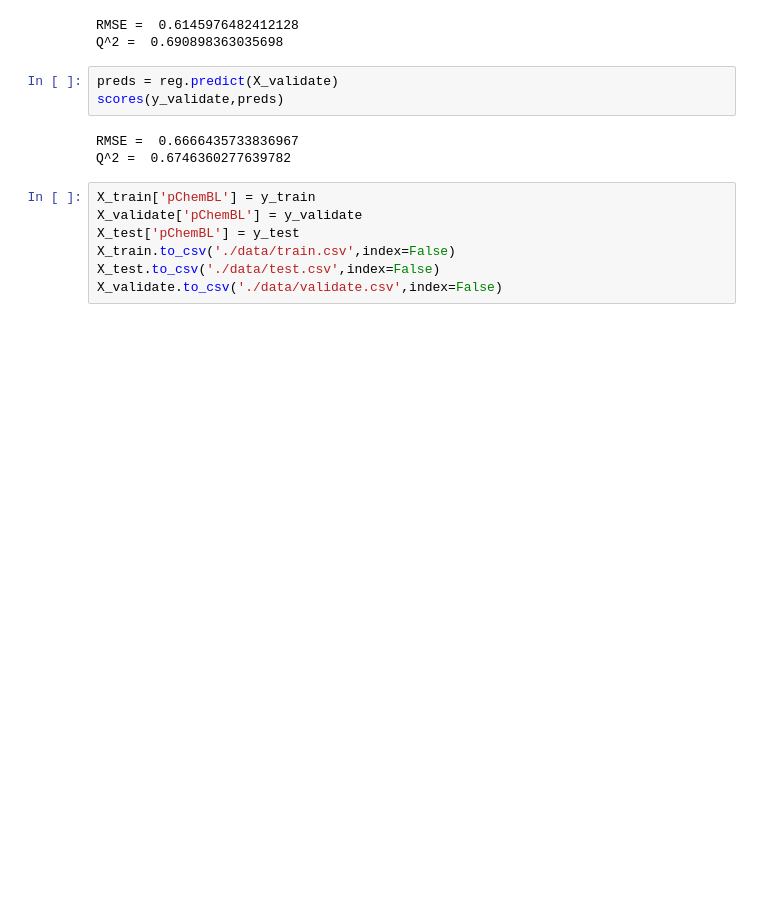
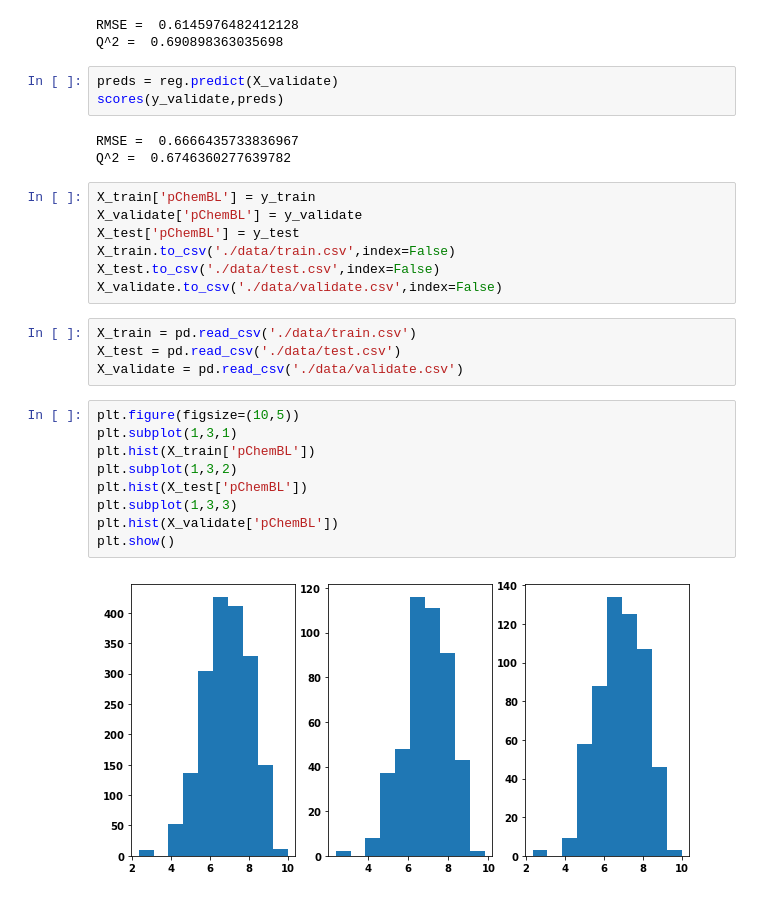
Before and after one commit to mew-two-github/predicting_pIC50_AKT, a Jupyter notebook: AKT Feature Selection.ipynb, the cells around one changed output. Cells and saved outputs as stored; diff of their text form; blank space fills up the shorter version.

```diff
--- a/AKT Feature Selection.ipynb
+++ b/AKT Feature Selection.ipynb
@@ -782,3 +784,18 @@ X_test['pChemBL'] = y_test
 X_train.to_csv('./data/train.csv',index=False)
 X_test.to_csv('./data/test.csv',index=False)
 X_validate.to_csv('./data/validate.csv',index=False)
+# %%
+X_train = pd.read_csv('./data/train.csv')
+X_test = pd.read_csv('./data/test.csv')
+X_validate = pd.read_csv('./data/validate.csv')
+# %%
+plt.figure(figsize=(10,5))
+plt.subplot(1,3,1)
+plt.hist(X_train['pChemBL'])
+plt.subplot(1,3,2)
+plt.hist(X_test['pChemBL'])
+plt.subplot(1,3,3)
+plt.hist(X_validate['pChemBL'])
+plt.show()
+# %% [output]
+[figure, added]
```
Also changed, not shown: parts of 1 cell of this notebook.
